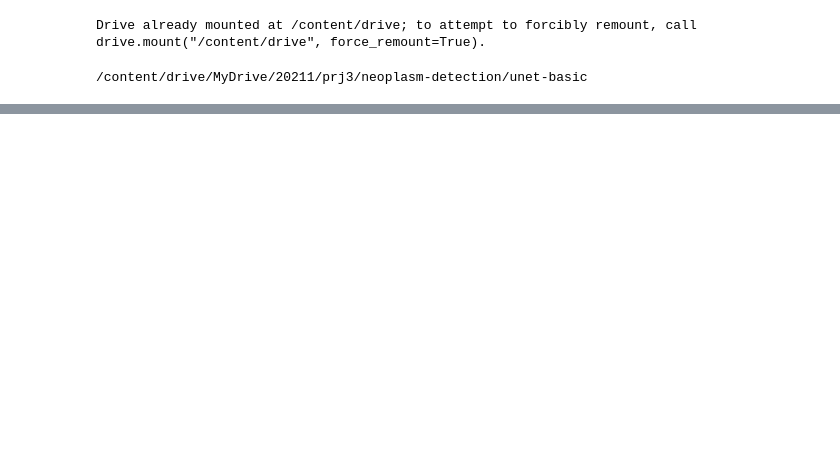
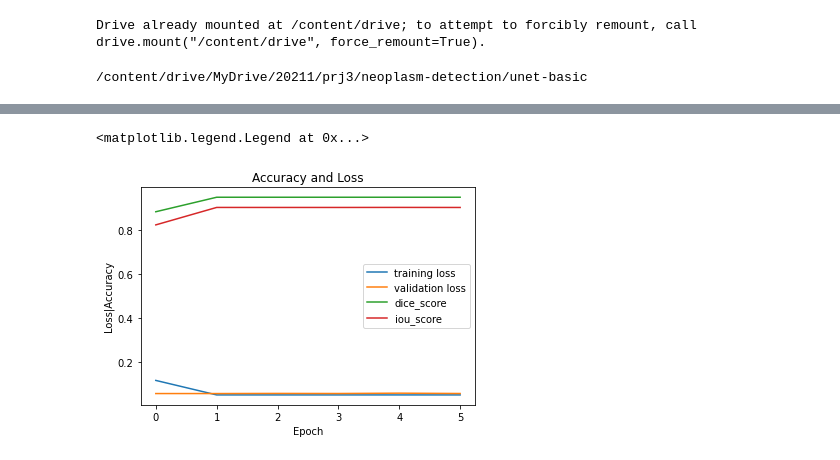
Before and after one commit to longpt233/neoplasm-detection, a Jupyter notebook: unet-basic/main.ipynb, the cells around one changed output, grey strips where cells are left out. Drawn from its saved outputs; the diff is of its cells as text; code cells hidden in the pictures; blank space fills up the shorter version.

```diff
--- a/unet-basic/main.ipynb
+++ b/unet-basic/main.ipynb
@@ -25,17 +34,20 @@ Epoch 3/10
 # %%
 import matplotlib.pyplot as plt
 import numpy as np
 import config
 fig = plt.figure()
-numOfEpoch = 10
+numOfEpoch = 6
 plt.plot(np.arange(0, numOfEpoch), H.history['loss'], label='training loss')
 plt.plot(np.arange(0, numOfEpoch), H.history['val_loss'], label='validation loss')
 plt.plot(np.arange(0, numOfEpoch), H.history['dice_coef'], label='dice_score')
 plt.plot(np.arange(0, numOfEpoch), H.history['iou_score'], label='iou_score')
 plt.title('Accuracy and Loss')
 plt.xlabel('Epoch')
 plt.ylabel('Loss|Accuracy')
 plt.legend()
+# %% [output]
+<matplotlib.legend.Legend at 0x...>
+[figure, added]
 # %%
 import os
 import config
```
Also changed, not shown: parts of 2 cells of this notebook, 7 other files.
